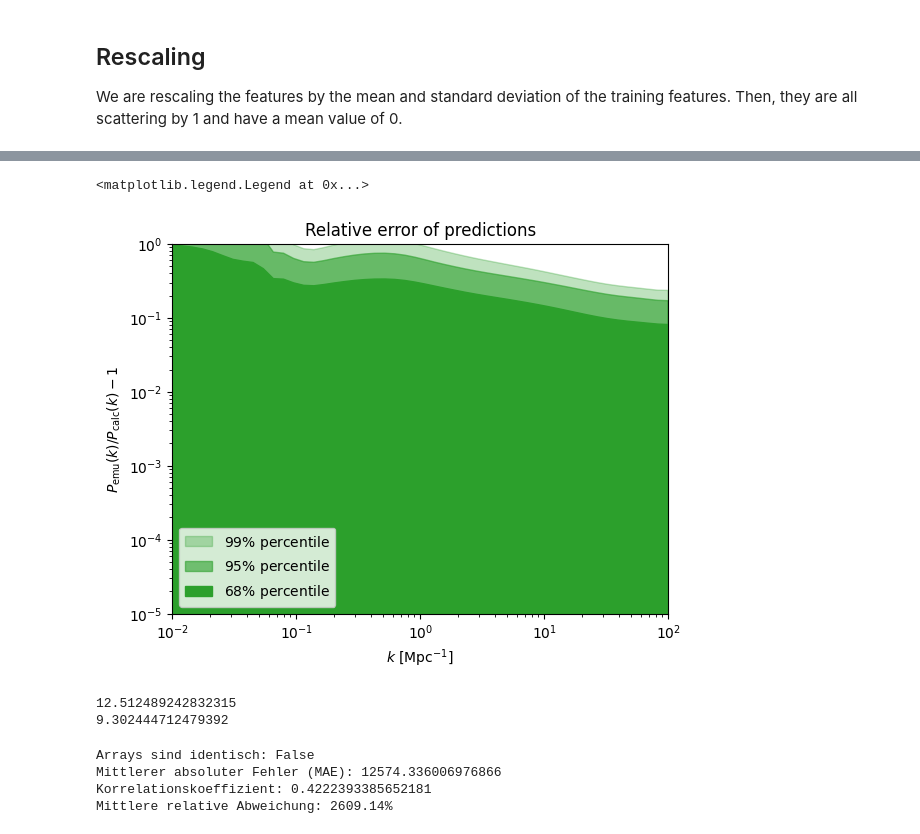
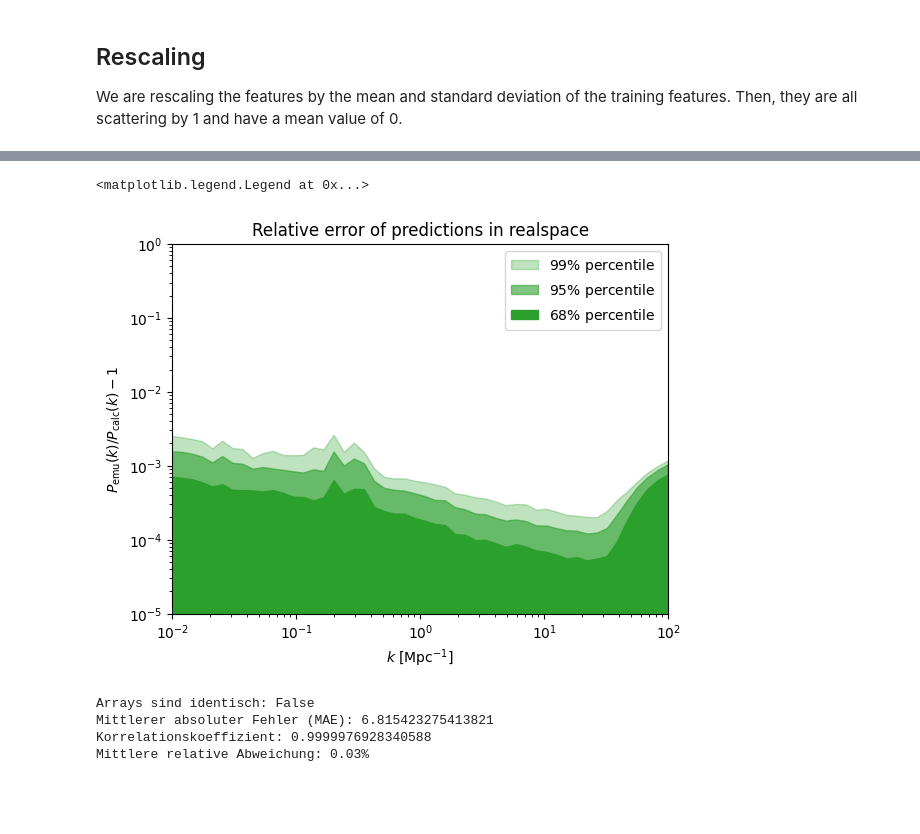
Before and after one commit to r0b42o/NNPowerspectra, a Jupyter notebook: exampleNotebooks/PredPowerspectra.ipynb, the cells around one changed output, grey strips where cells are left out. Drawn from its saved outputs; the diff is of its cells as text; code cells hidden in the pictures; blank space fills up the shorter version.

```diff
--- a/exampleNotebooks/PredPowerspectra.ipynb
+++ b/exampleNotebooks/PredPowerspectra.ipynb
@@ -368,10 +450,10 @@ for i in range(N_total):
 # JSON speichern
 os.makedirs(data_dir, exist_ok=True)
 timestamp = datetime.now().strftime("%Y-%m-%d_%H-%M-%S")
-fn = f"{data_dir}/PredictedData_{powerspectrum_mode}_{N_total}_{timestamp}.json"
+predictedfile = f"{data_dir}PredictedData_{powerspectrum_mode}_{N_total}_{timestamp}.json"
 
-with open(fn, "w") as f:
+with open(predictedfile, "w") as f:
     json.dump(data_array, f, indent=4)
 
-print(f"NN-Powerspektren gespeichert in: {fn}")
+print(f"NN-Powerspektren gespeichert in: {predictedfile}")
 # %% [output]
@@ -379,3 +460,0 @@ NN-Powerspektren gespeichert in: ../Data//PredictedData_ss_1000000_2025-09-03_18
-# %%
-predictedfile = "../Data/PredictedData_ss_1000000_2025-09-03_17-52-33"
-calculatedfile = data_fn
@@ -384,7 +465,7 @@ import json
 import numpy as np
 
 # Dateien laden
-with open(predictedfile + ".json", "r") as f:
+with open(predictedfile, "r") as f:
     predicted_data = json.load(f)
 
 with open(calculatedfile, "r") as f:
@@ -447,7 +528,7 @@ target_keys = [f'Pk_{powerspectrum_mode}_1h',
 # -----------------------------
 predicted_samples = []
 kept_indices = []
-with open(predictedfile + ".json", "r") as json_file:
+with open(predictedfile, "r") as json_file:
     data_samples = json.load(json_file)
     for i, sample in enumerate(data_samples):
         # Falls du hier auch ein Filterkriterium möchtest wie bei calculated:
@@ -480,8 +561,6 @@ num_samples = len(predicted_samples)
 indices = np.arange(num_samples)
 N_total = num_samples
 
-np.random.shuffle(indices)
-
 N_test = N_total  # falls du alles für Testing nutzen willst
 
 print(f"Test-Samples: {num_samples}")
@@ -540,56 +684,50 @@ fig, ax=plt.subplots()
 ks = np.geomspace(1e-2, 1e2)
 #ax.fill_between(ks, 0, percentiles_1h[2,:], color = 'C0', label = r'99\% percentile', alpha=0.3)
 #ax.fill_between(ks, 0, percentiles_1h[1,:], color = 'C0', label = r'95\% percentile', alpha = 0.6)
 #ax.fill_between(ks, 0, percentiles_1h[0,:], color = 'C0', label = r'68\% percentile', alpha = 1)
 
 #ax.fill_between(ks, 0, percentiles_2h[2,:], color = 'C1', label = r'99\% percentile', alpha=0.3)
 #ax.fill_between(ks, 0, percentiles_2h[1,:], color = 'C1', label = r'95\% percentile', alpha = 0.6)
 #ax.fill_between(ks, 0, percentiles_2h[0,:], color = 'C1', label = r'68\% percentile', alpha = 1)
 
 #ax.fill_between(ks, 0, percentiles_total[3,:], color = 'C2', label = r'99.9\% percentile', alpha=0.1)
 ax.fill_between(ks, 0, percentiles_total[2,:], color = 'C2', label = r'$99\%$ percentile', alpha=0.3)
 ax.fill_between(ks, 0, percentiles_total[1,:], color = 'C2', label = r'$95\%$ percentile', alpha = 0.6)
 ax.fill_between(ks, 0, percentiles_total[0,:], color = 'C2', label = r'$68\%$ percentile', alpha = 1)
 
 
 ax.set_xscale('log')
 ax.set_yscale('log')
 
 ax.set_xlim(1e-2, 100)
 ax.set_ylim(1e-5, 1)
 
 ax.set_ylabel(r'$P_\mathrm{emu}(k)/P_\mathrm{calc}(k)-1$')
 ax.set_xlabel(r'$k$ [Mpc$^{-1}$]')
-ax.set_title('Relative error of predictions')
+ax.set_title('Relative error of predictions in realspace')
 
 #plt.savefig(f'../Plots/Relativ_error{timestamp}.pdf')
 
 plt.legend()
 #plt.savefig(f'../Plots/FinalExamples/relErrorTest.png', dpi=600)
 # %% [output]
 <matplotlib.legend.Legend at 0x...>
-[figure, old version]
+[figure, new version]
-# %%
-print(np.log(pred_targets[2, 0, 0]))
-print(test_targets[2,0,0])
-# %% [output]
-12.512489242832315
-9.302444712479392
 # %%
-are_equal = np.array_equal(pred_targets[2], test_targets[2])
+are_equal = np.array_equal(pred_targets[2], np.exp(test_targets[2]))
 print("Arrays sind identisch:", are_equal)
 
-mae = np.mean(np.abs(pred_targets[2] - test_targets[2]))
+mae = np.mean(np.abs(pred_targets[2] - np.exp(test_targets[2])))
 print("Mittlerer absoluter Fehler (MAE):", mae)
 
-correlation = np.corrcoef(pred_targets[2].flatten(), test_targets[2].flatten())[0, 1]
+correlation = np.corrcoef(pred_targets[2].flatten(), np.exp(test_targets[2]).flatten())[0, 1]
 print("Korrelationskoeffizient:", correlation)
 
-relative_diff = np.abs((pred_targets[2] - test_targets[2]) / pred_targets[2])
+relative_diff = np.abs((pred_targets[2] - np.exp(test_targets[2])) / pred_targets[2])
 mean_relative_diff = np.mean(relative_diff) * 100
 print(f"Mittlere relative Abweichung: {mean_relative_diff:.2f}%")
 # %% [output]
 Arrays sind identisch: False
-Mittlerer absoluter Fehler (MAE): 12574.336006976866
-Korrelationskoeffizient: 0.4222393385652181
-Mittlere relative Abweichung: 2609.14%
+Mittlerer absoluter Fehler (MAE): 6.815423275413821
+Korrelationskoeffizient: 0.9999976928340588
+Mittlere relative Abweichung: 0.03%
```
Also changed, not shown: parts of 16 cells of this notebook.
